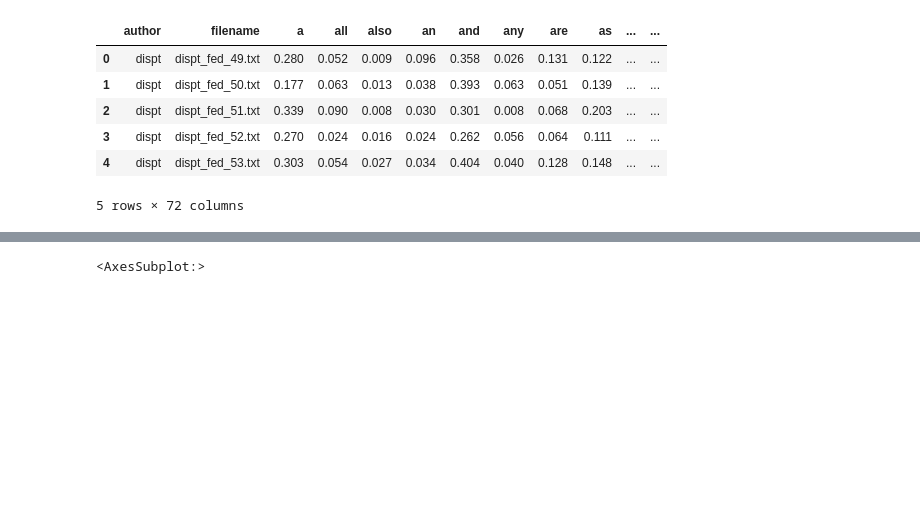
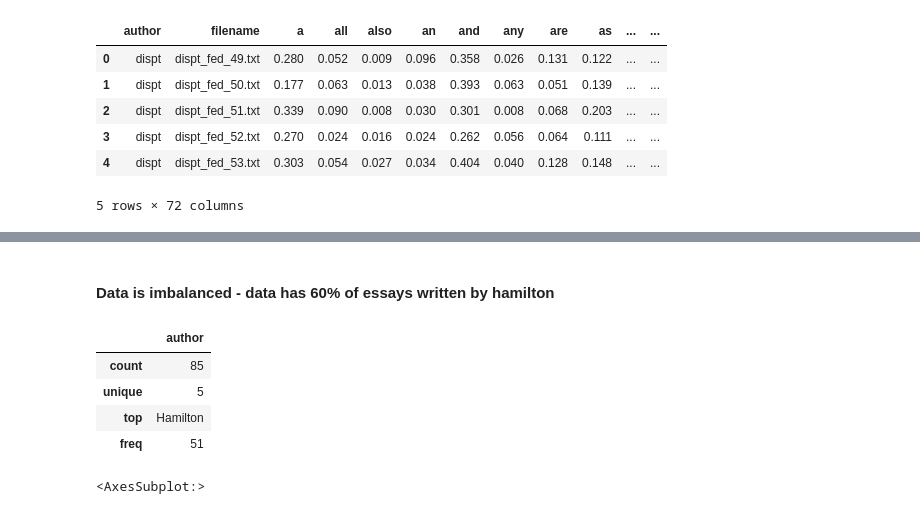
Before and after one commit to chaithrakc/syr_ads_machine_learning, a Jupyter notebook: week04clustering/hw04/Chaithra-HW04-CLUSTERING.ipynb, the cells around one changed output, grey strips where cells are left out. Drawn from its saved outputs; the diff is of its cells as text; code cells hidden in the pictures; blank space fills up the shorter version.

```diff
--- a/week04clustering/hw04/HW04-CLUSTERING.ipynb
+++ b/week04clustering/hw04/Chaithra-HW04-CLUSTERING.ipynb
@@ -28 +72,12 @@ federalist_papers.head()
+# %% [markdown]
+#### Data is imbalanced - data has 60% of essays written by hamilton
+# %%
+#Summary of the authors
+federalist_papers[['author']].describe()
+# %% [output]
+|  | author |
+| count | 85 |
+| unique | 5 |
+| top | Hamilton |
+| freq | 51 |
 # %%
```
Also changed, not shown: parts of 26 cells of this notebook, 4 other files.
